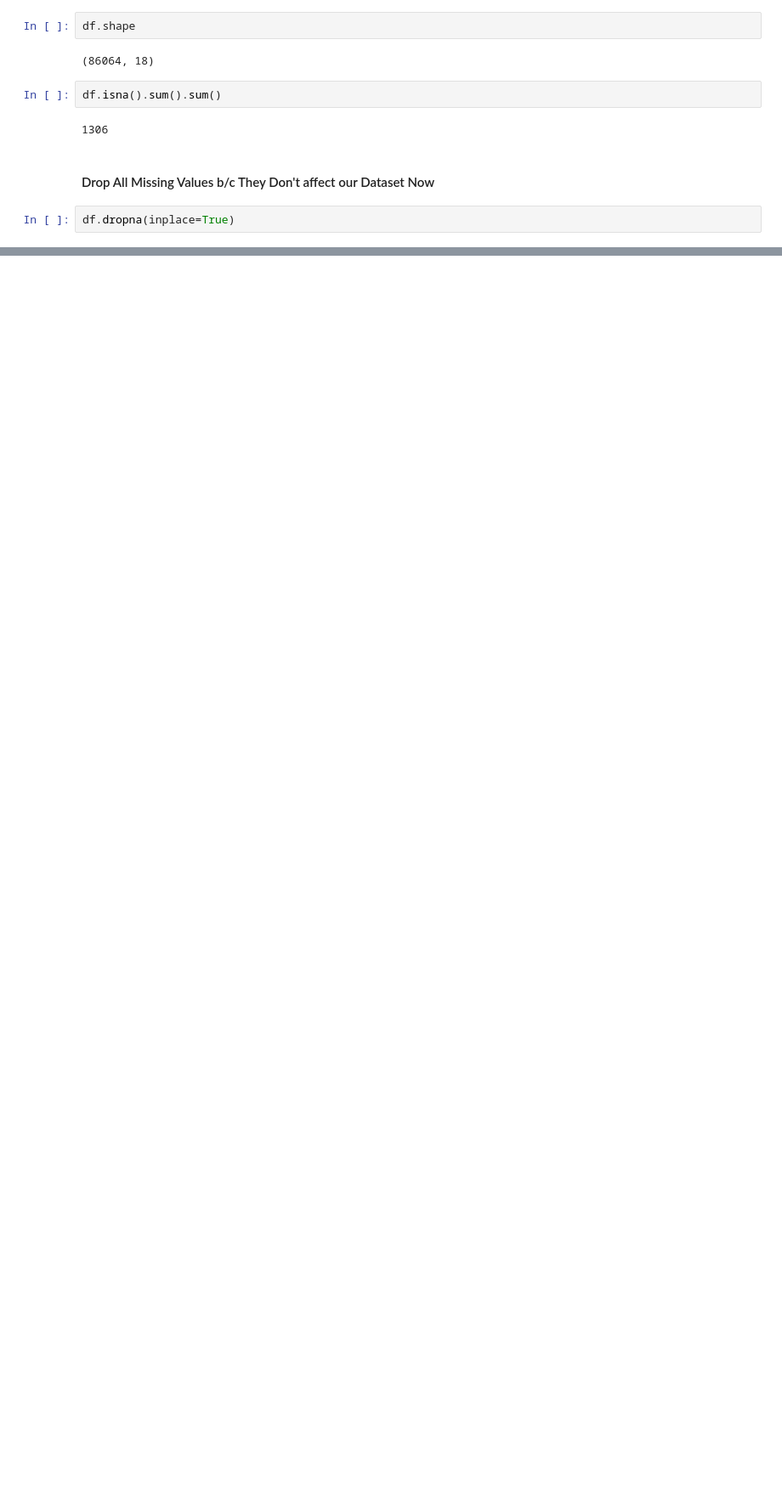
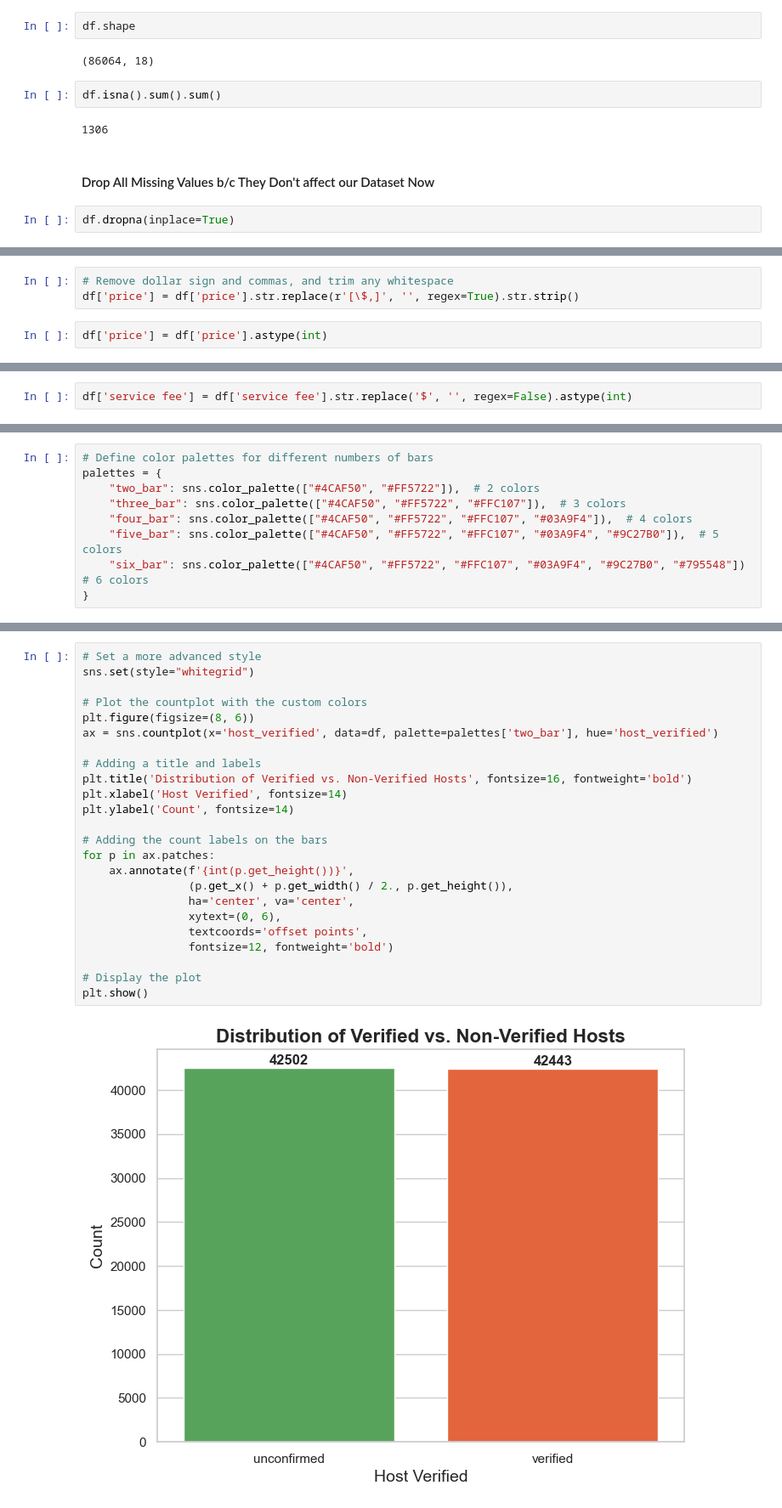
Before and after one commit to cyberfantics/Corvit-Courses, a Jupyter notebook: Artificial Intelligence/DataScience/Projects/AirBNB data Analysis/Air Bnb.ipynb, the cells around one changed output, grey strips where cells are left out. Shown at 85% size. Drawn from its saved outputs; the diff is of its cells as text; blank space fills up the shorter version.

```diff
--- a/Artificial Intelligence/DataScience/Projects/AirBNB data Analysis/Air Bnb.ipynb
+++ b/Artificial Intelligence/DataScience/Projects/AirBNB data Analysis/Air Bnb.ipynb
@@ -365,0 +487,5 @@ df.dropna(inplace=True)
+# %%
+# Remove dollar sign and commas, and trim any whitespace
+df['price'] = df['price'].str.replace(r'[\$,]', '', regex=True).str.strip()
+# %%
+df['price'] = df['price'].astype(int)
@@ -365,0 +494,2 @@ df.dropna(inplace=True)
+# %%
+df['service fee'] = df['service fee'].str.replace('$', '', regex=False).astype(int)
@@ -365,0 +537,9 @@ df.dropna(inplace=True)
+# %%
+# Define color palettes for different numbers of bars
+palettes = {
+    "two_bar": sns.color_palette(["#4CAF50", "#FF5722"]),  # 2 colors
+    "three_bar": sns.color_palette(["#4CAF50", "#FF5722", "#FFC107"]),  # 3 colors
+    "four_bar": sns.color_palette(["#4CAF50", "#FF5722", "#FFC107", "#03A9F4"]),  # 4 colors
+    "five_bar": sns.color_palette(["#4CAF50", "#FF5722", "#FFC107", "#03A9F4", "#9C27B0"]),  # 5 colors
+    "six_bar": sns.color_palette(["#4CAF50", "#FF5722", "#FFC107", "#03A9F4", "#9C27B0", "#795548"])  # 6 colors
+}
@@ -365,0 +552,26 @@ df.dropna(inplace=True)
+# %%
+# Set a more advanced style
+sns.set(style="whitegrid")
+
+# Plot the countplot with the custom colors
+plt.figure(figsize=(8, 6))
+ax = sns.countplot(x='host_verified', data=df, palette=palettes['two_bar'], hue='host_verified')
+
+# Adding a title and labels
+plt.title('Distribution of Verified vs. Non-Verified Hosts', fontsize=16, fontweight='bold')
+plt.xlabel('Host Verified', fontsize=14)
+plt.ylabel('Count', fontsize=14)
+
+# Adding the count labels on the bars
+for p in ax.patches:
+    ax.annotate(f'{int(p.get_height())}',
+                (p.get_x() + p.get_width() / 2., p.get_height()),
+                ha='center', va='center',
+                xytext=(0, 6),
+                textcoords='offset points',
+                fontsize=12, fontweight='bold')
+
+# Display the plot
+plt.show()
+# %% [output]
+[figure, added]
```
Also changed, not shown: parts of 59 cells of this notebook.
